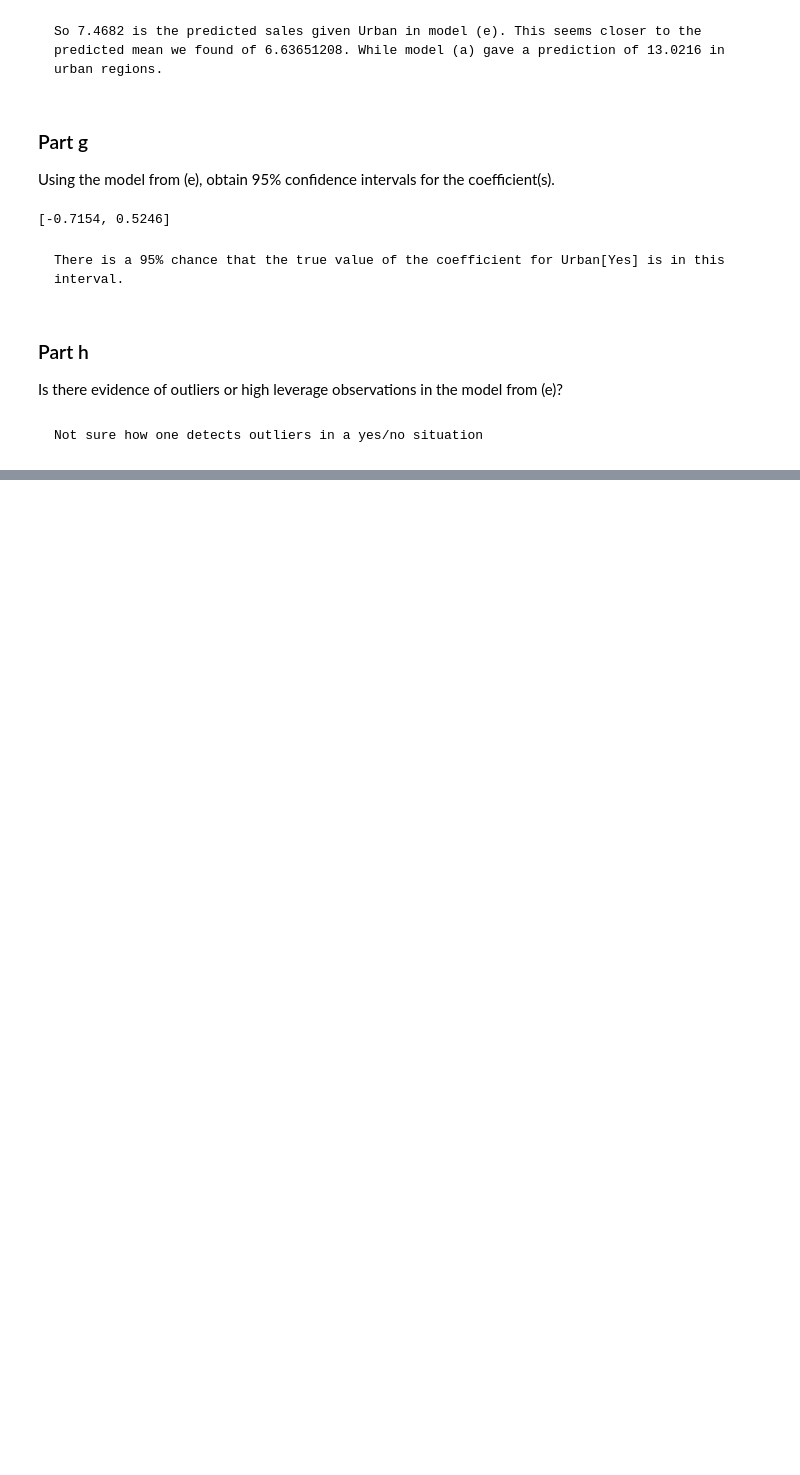
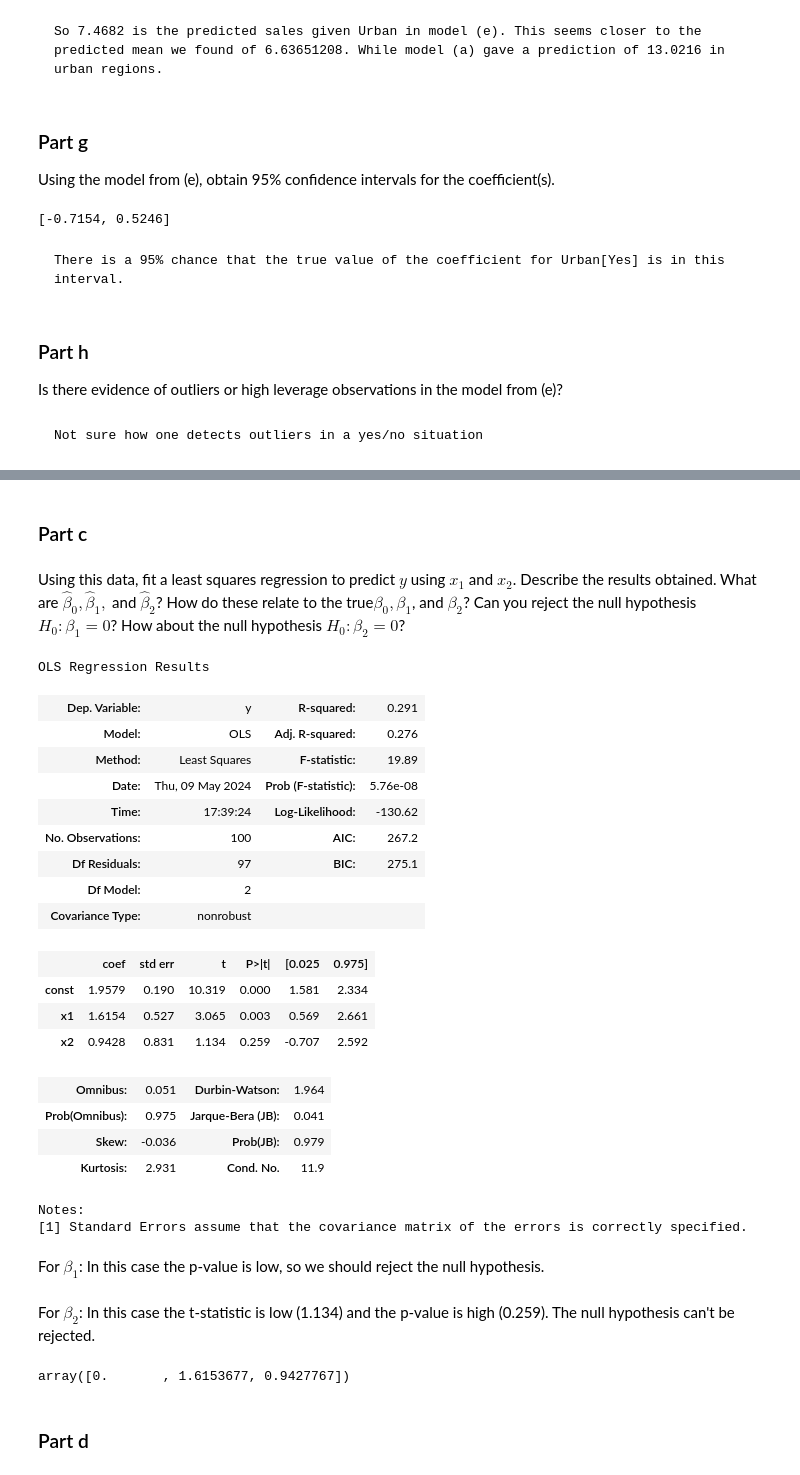
Before and after one commit to kmerkl22/k-s-ISL, a Jupyter notebook: Notebooks/Ch03-ISLExercises.ipynb, the cells around one changed output, grey strips where cells are left out. Saved outputs shown, nothing was run; the diff lists cells and outputs as text; code cells hidden in the pictures; blank space fills up the shorter version.

```diff
--- a/Notebooks/Ch03-ISLExercises.ipynb
+++ b/Notebooks/Ch03-ISLExercises.ipynb
@@ -327,0 +404,41 @@ Is there evidence of outliers or high leverage observations in the model from (e
+# %% [markdown]
+### Part c
+# %% [markdown]
+Using this data, fit a least squares regression to predict $y$ using $x_1$ and $x_2$. Describe the results obtained. What are $\hat{β}_0, \hat{β}_1,$ and $\hat{β}_2$? How do these relate to the true$ β_0, β_1$, and $β_2$? Can you reject the null hypothesis $H_0 : β_1 = 0$? How about the null hypothesis $H_0 : β_2 = 0$?
+# %%
+X = pd.DataFrame({'x1':x1, 'x2':x2})
+X = sm.add_constant(X)
+model = sm.OLS(y, X)
+results = model.fit()
+results.summary()
+# %% [output]
+OLS Regression Results
+| Dep. Variable: | y | R-squared: | 0.291 |
+| Model: | OLS | Adj. R-squared: | 0.276 |
+| Method: | Least Squares | F-statistic: | 19.89 |
+| Date: | Thu, 09 May 2024 | Prob (F-statistic): | 5.76e-08 |
+| Time: | 17:39:24 | Log-Likelihood: | -130.62 |
+| No. Observations: | 100 | AIC: | 267.2 |
+| Df Residuals: | 97 | BIC: | 275.1 |
+| Df Model: | 2 |  |  |
+| Covariance Type: | nonrobust |  |  |
+|  | coef | std err | t | P>|t| | [0.025 | 0.975] |
+| const | 1.9579 | 0.190 | 10.319 | 0.000 | 1.581 | 2.334 |
+| x1 | 1.6154 | 0.527 | 3.065 | 0.003 | 0.569 | 2.661 |
+| x2 | 0.9428 | 0.831 | 1.134 | 0.259 | -0.707 | 2.592 |
+| Omnibus: | 0.051 | Durbin-Watson: | 1.964 |
+| Prob(Omnibus): | 0.975 | Jarque-Bera (JB): | 0.041 |
+| Skew: | -0.036 | Prob(JB): | 0.979 |
+| Kurtosis: | 2.931 | Cond. No. | 11.9 |
+Notes:
+[1] Standard Errors assume that the covariance matrix of the errors is correctly specified.
+# %% [markdown]
+For $\beta_1$: In this case the p-value is low, so we should reject the null hypothesis.
+# %% [markdown]
+For $\beta_2$: In this case the t-statistic is low (1.134) and the p-value is high (0.259). The null hypothesis can't be rejected.
+# %%
+model1 = LinearRegression()
+mod = model1.fit(X,y)
+mod.coef_
+# %% [output]
+array([0.       , 1.6153677, 0.9427767])
@@ -327,0 +447,2 @@ Is there evidence of outliers or high leverage observations in the model from (e
+# %% [markdown]
+### Part d
```
Also changed, not shown: parts of 47 cells of this notebook.
